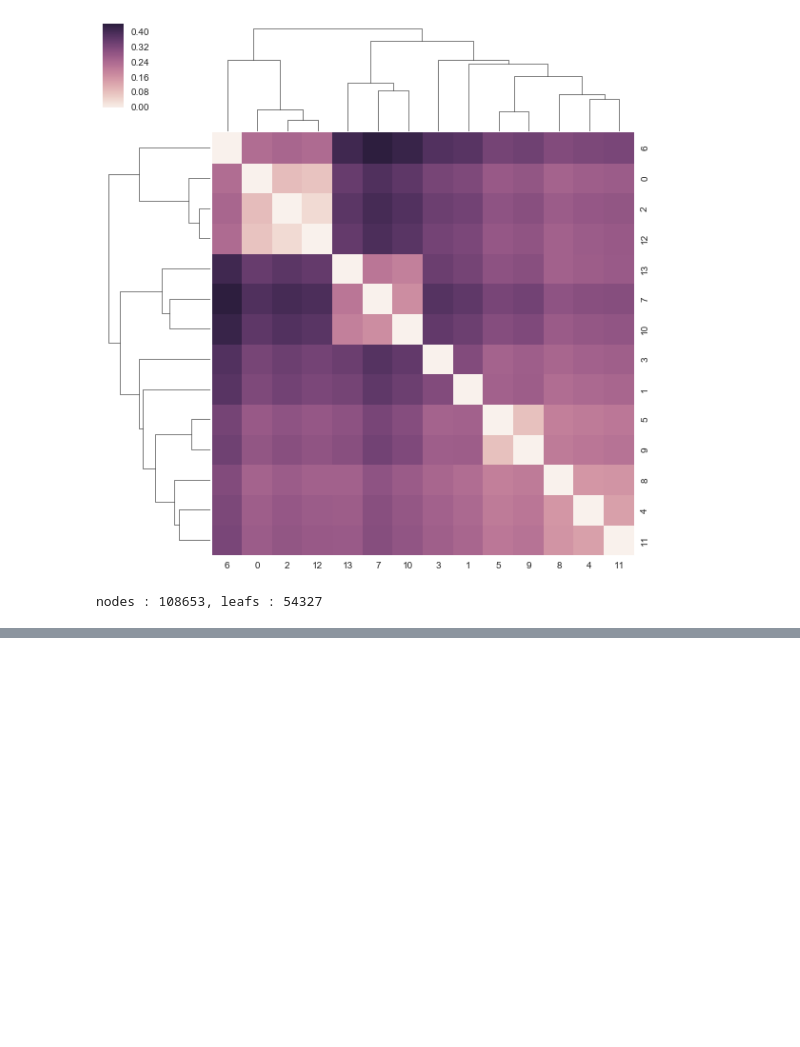
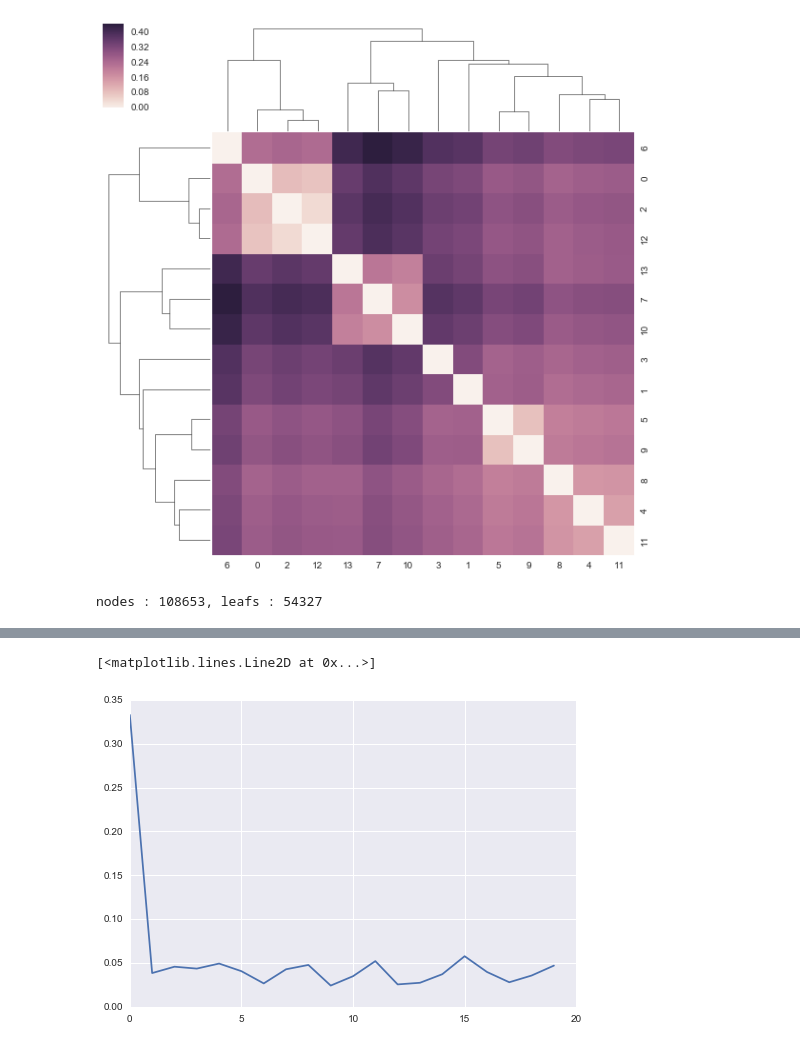
Before and after one commit to ryneches/Shand, a Jupyter notebook: examples.ipynb, the cells around one changed output, grey strips where cells are left out. Drawn from its saved outputs; the diff is of its cells as text; code cells hidden in the pictures; blank space fills up the shorter version.

```diff
--- a/examples.ipynb
+++ b/examples.ipynb
@@ -189,0 +298,5 @@ with seaborn.axes_style("white"):
+# %%
+plot(map(std,samples))
+# %% [output]
+[<matplotlib.lines.Line2D at 0x...>]
+[figure, added]
```
Also changed, not shown: parts of 16 cells of this notebook.
